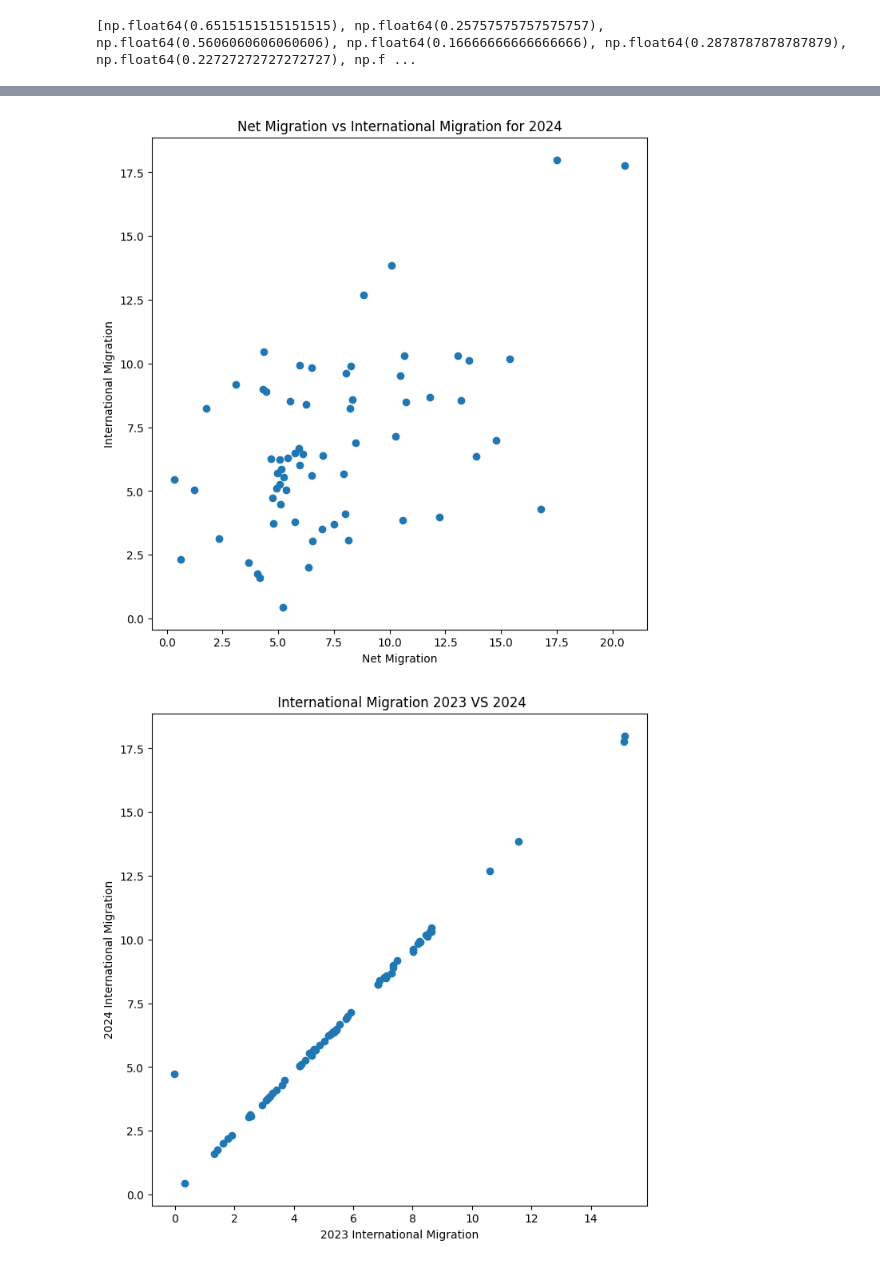
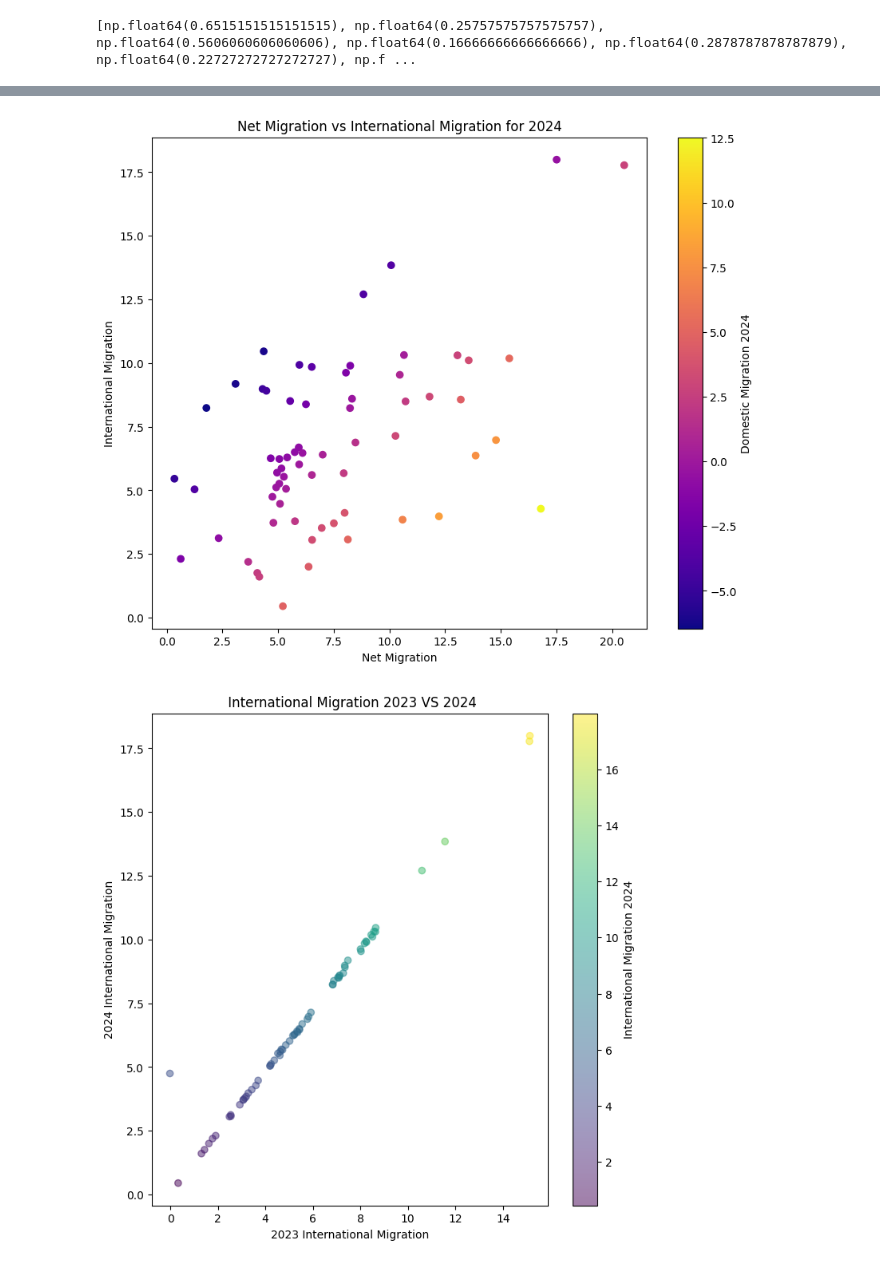
Before and after one commit to MWPerrineJr/Population-EDA, a Jupyter notebook: population.ipynb, the cells around one changed output, grey strips where cells are left out. Drawn from its saved outputs; the diff is of its cells as text; code cells hidden in the pictures.

```diff
--- a/population.ipynb
+++ b/population.ipynb
@@ -45,7 +48,7 @@ pop_sub.head()
 | 3 | Middle Atlantic | 42134730 | 8.236647 | -5.867209 | 2.369438 | 9.930153 | ... |
 | 4 | Midwest Region | 69186401 | 4.859117 | -1.300416 | 3.558701 | 5.861482 | ... |
 # %%
-pop_sub.rename(columns={'NAME':'name', 'POPESTIMATE2023':'popestimate2023', 'RINTERNATIONALMIG2023':'internationalmig2023', 'RDOMESTICMIG2023':'domesticmig2023', 'RNETMIG2023':'netmig2023','RINTERNATIONALMIG2024':'internationalmig2024', 'RDOMESTICMIG2024':'domesticmig2024', 'RNETMIG2024':'netmig2024'}, inplace=True)
+pop_sub.rename(columns={'POPESTIMATE2023':'popestimate2023', 'RINTERNATIONALMIG2023':'internationalmig2023', 'RDOMESTICMIG2023':'domesticmig2023', 'RNETMIG2023':'netmig2023','RINTERNATIONALMIG2024':'internationalmig2024', 'RDOMESTICMIG2024':'domesticmig2024', 'RNETMIG2024':'netmig2024'}, inplace=True)
 pop_sub.head()
 # %% [output]
 A value is trying to be set on a copy of a slice from a DataFrame
@@ -197,8 +200,11 @@ plt.show()
 # %%
-plt.scatter(x = "netmig2023", y = "internationalmig2023", data = pop_sub)
-plt.rcParams["figure.figsize"] = (8,8)
+
+
+plt.scatter(x = "netmig2023", y = "internationalmig2023", data = pop_sub, c="domesticmig2023", cmap="plasma")
+plt.rcParams["figure.figsize"] = (10,8)
 plt.title("Net Migration vs International Migration for 2023")
 plt.xlabel("Net Migration")
 plt.ylabel("International Migration")
+plt.colorbar(label = "Domestic migration for 2023")
 plt.show()
 # %% [output]
@@ -206,18 +212,21 @@ plt.show()
 # %%
-plt.scatter(x = "netmig2024", y = "internationalmig2024", data = pop_sub)
+plt.scatter(x = "netmig2024", y = "internationalmig2024", data = pop_sub, c="domesticmig2024", cmap="plasma")
 plt.rcParams["figure.figsize"] = (8,8)
 plt.title("Net Migration vs International Migration for 2024")
 plt.xlabel("Net Migration")
 plt.ylabel("International Migration")
+plt.colorbar(label= "Domestic Migration 2024")
 plt.show()
 # %% [output]
-[figure, old version]
+[figure, new version]
 # %%
-plt.scatter(x = "internationalmig2023", y = "internationalmig2024", data = pop_sub)
+plt.scatter(x = "internationalmig2023", y = "internationalmig2024", data = pop_sub, c="internationalmig2024",
+            alpha=0.5)
 plt.rcParams["figure.figsize"] = (8,8)
 plt.title(" International Migration 2023 VS 2024")
 plt.xlabel("2023 International Migration")
 plt.ylabel("2024 International Migration")
+plt.colorbar(label="International Migration 2024")
 plt.show()
 # %% [output]
-[figure, old version]
+[figure, new version]
```
Also changed, not shown: parts of 13 cells of this notebook.
